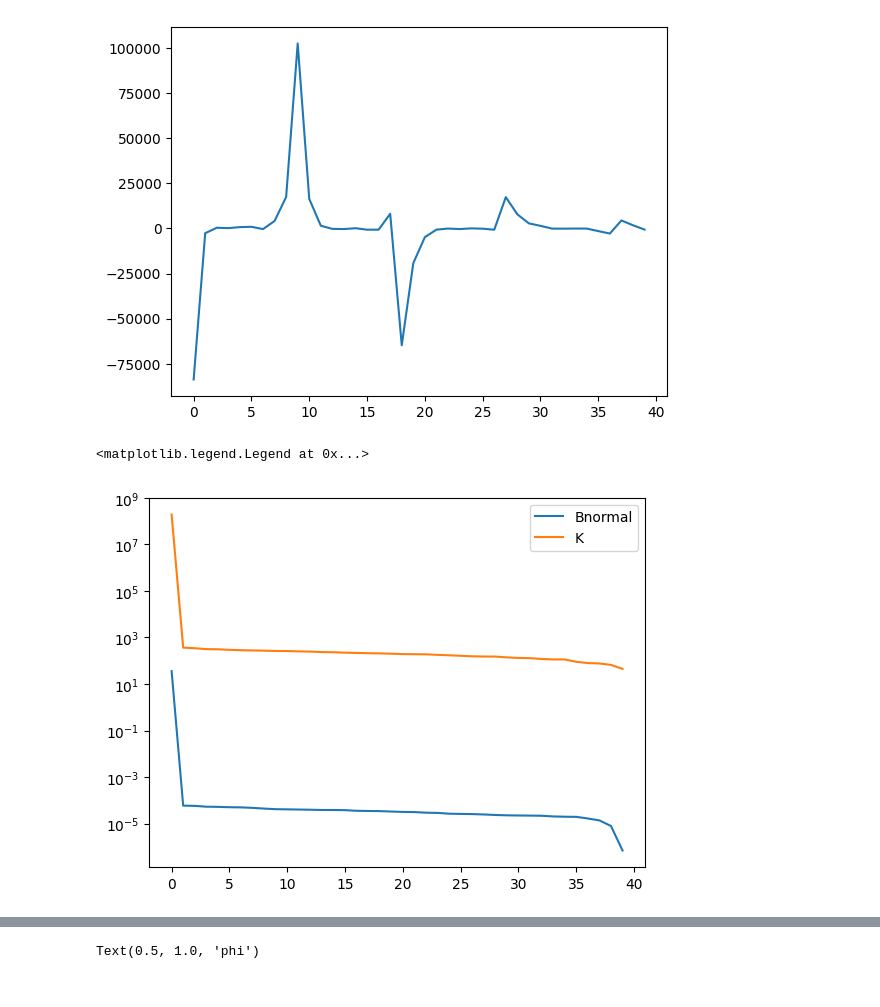
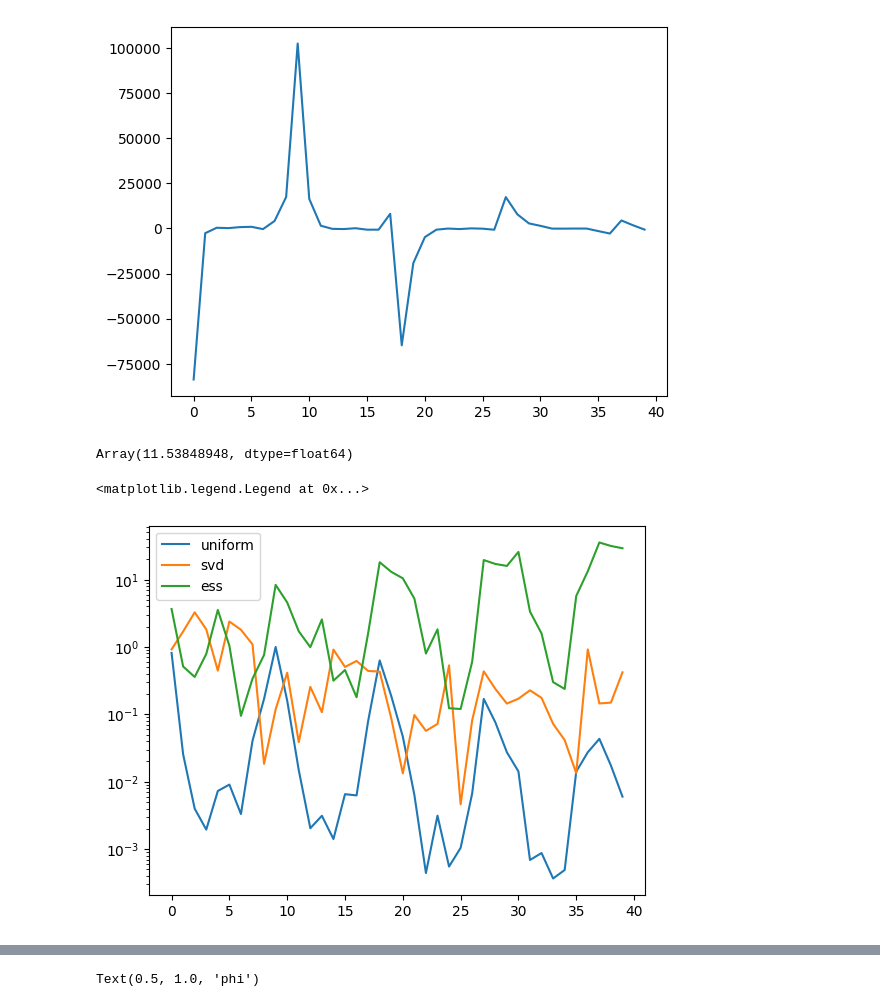
Before and after one commit to lankef/quadcoil, a Jupyter notebook: examples/scaling.ipynb, the cells around one changed output, grey strips where cells are left out. Saved outputs shown, nothing was run; the diff lists cells and outputs as text; code cells hidden in the pictures.

```diff
--- a/examples/scaling.ipynb
+++ b/examples/scaling.ipynb
@@ -99,8 +128,4 @@ K_U, K_s, K_Vh = jnp.linalg.svd(K_op, full_matrices=False)
-# %%
-plt.plot(Bnormal_s, label='Bnormal')
-plt.plot(K_s, label='K')
-plt.yscale('log')
-plt.legend()
-# %% [output]
-<matplotlib.legend.Legend at 0x...>
-[figure, removed]
+# %%
+jnp.log(jnp.abs(phi_unit))
+# %% [output]
+Array(11.53848948, dtype=float64)
@@ -107,2 +146,12 @@ plt.legend()
+# %%
+x_init = _precond_phi_to_x_svd(phi_init)
+x_init2 = _precond_phi_to_x_ess(phi_init)
 # %%
-precond_lam = Bnormal_Vh@
+plt.plot(jnp.abs(phi_init/phi_unit),label='uniform')
+plt.plot(jnp.abs(x_init),label='svd')
+plt.plot(jnp.abs(x_init2),label='ess')
+plt.yscale('log')
+plt.legend()
+# %% [output]
+<matplotlib.legend.Legend at 0x...>
+[figure, added]
```
Also changed, not shown: parts of 7 cells of this notebook, 4 other files.
